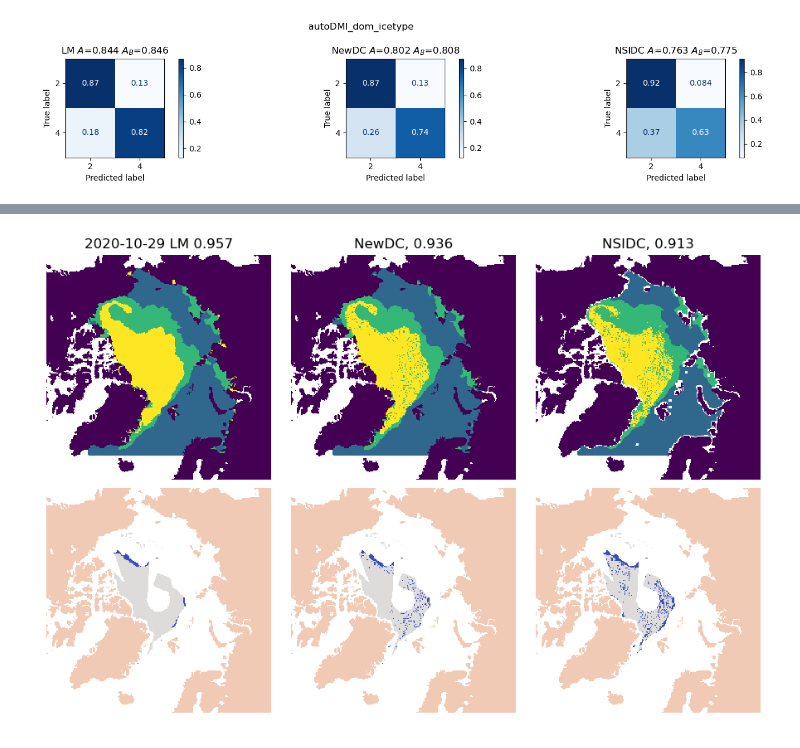
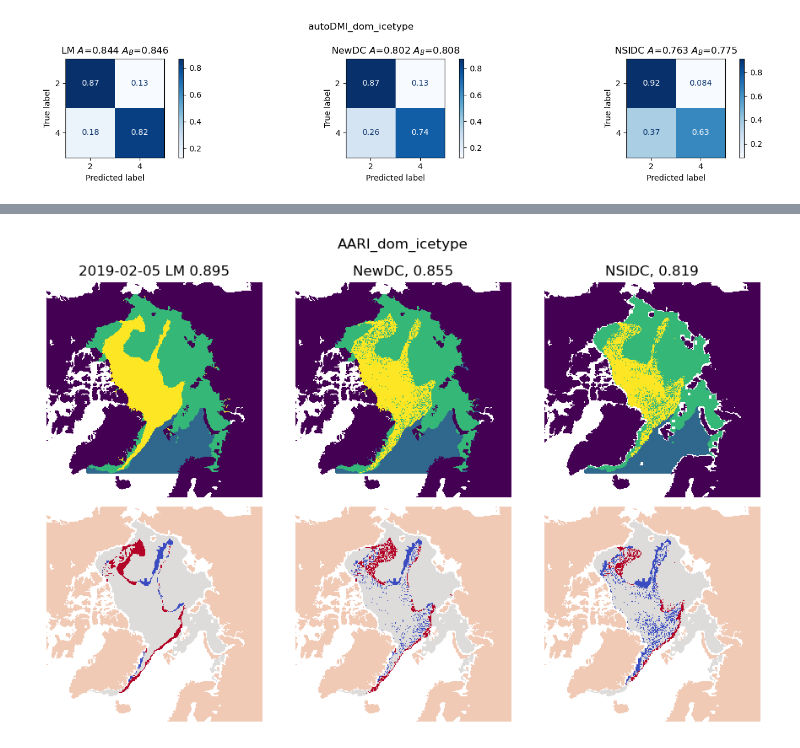
Before and after one commit to esa-sage/sea_ice_age_nsidc, a Jupyter notebook: s_rrdp_comparison.ipynb, the cells around one changed output, grey strips where cells are left out. Saved outputs shown, nothing was run; the diff lists cells and outputs as text; code cells hidden in the pictures.

```diff
--- a/s_rrdp_comparison.ipynb
+++ b/s_rrdp_comparison.ipynb
@@ -125,52 +125,53 @@ for name in comas:
 [figure]
 [figure]
 # %%
-# rrdp_dates, rrdp_files, coll_files
-plot_date_start = datetime(2020, 1, 1)
-plot_dates = [d for d in scores['icetype_matches'].index if d >= plot_date_start][:100:10]
-for plot_date in plot_dates:
-    rf = rrdp_files[rrdp_dates.index(plot_date)]
-    cf = coll_files[rrdp_dates.index(plot_date)]
-    with xr.open_dataset(rf) as ds:
-        icetype_matches = ds['icetype_matches'][0].values
-    with xr.open_dataset(cf) as ds:
-        lm_ice_type = ds['lm_ice_type'][0].values
-        newdc_ice_type = ds['newdc_ice_type'][0].values
-        nsidc_ice_type = ds['nsidc_ice_type'][0].values
+for name in scores:
+    plot_date_start = datetime(2019, 2, 1)
+    plot_dates = [d for d in scores[name].index if d >= plot_date_start][:3]
+    for plot_date in plot_dates:
+        rf = rrdp_files[rrdp_dates.index(plot_date)]
+        cf = coll_files[rrdp_dates.index(plot_date)]
+        with xr.open_dataset(rf) as ds:
+            icetype_matches = ds[name][0].values
+        with xr.open_dataset(cf) as ds:
+            lm_ice_type = ds['lm_ice_type'][0].values
+            newdc_ice_type = ds['newdc_ice_type'][0].values
+            nsidc_ice_type = ds['nsidc_ice_type'][0].values
 
-    # convert to FYI/MYI only
-    icetype_matches[icetype_matches == 1] = 2
-    icetype_matches[icetype_matches == 3] = 4
-    lm_ice_type[lm_ice_type == 3] = 4
-    newdc_ice_type[newdc_ice_type == 3] = 4
-    nsidc_ice_type[nsidc_ice_type == 3] = 4
+        # convert to FYI/MYI only
+        icetype_matches[icetype_matches == 1] = 2
+        icetype_matches[icetype_matches == 3] = 4
+        lm_ice_type[lm_ice_type == 3] = 4
+        newdc_ice_type[newdc_ice_type == 3] = 4
+        nsidc_ice_type[nsidc_ice_type == 3] = 4
 
 
-    fig, axs = plt.subplots(2, 3, figsize=(9,6))
-    im0 = axs[0,0].imshow(lm_ice_type, vmin=-2, vmax=4, cmap='viridis', interpolation='none')
-    axs[0,0].set_title(f'{plot_date.strftime("%Y-%m-%d")} LM {scores['icetype_matches'].loc[plot_date].bac_lm:0.3f}')
-    im1 = axs[0,1].imshow(newdc_ice_type, vmin=-2, vmax=4, cmap='viridis', interpolation='none')
-    axs[0,1].set_title(f'NewDC, {scores["icetype_matches"].loc[plot_date].bac_newdc:0.3f}')
-    im2 = axs[0,2].imshow(nsidc_ice_type, vmin=-2, vmax=4, cmap='viridis', interpolation='none')
-    axs[0,2].set_title(f'NSIDC, {scores["icetype_matches"].loc[plot_date].bac_nsidc:0.3f}')
+        fig, axs = plt.subplots(2, 3, figsize=(9,6))
+        im0 = axs[0,0].imshow(lm_ice_type, vmin=-2, vmax=4, cmap='viridis', interpolation='none')
+        axs[0,0].set_title(f'{plot_date.strftime("%Y-%m-%d")} LM {scores[name].loc[plot_date].bac_lm:0.3f}')
+        im1 = axs[0,1].imshow(newdc_ice_type, vmin=-2, vmax=4, cmap='viridis', interpolation='none')
+        axs[0,1].set_title(f'NewDC, {scores[name].loc[plot_date].bac_newdc:0.3f}')
+        im2 = axs[0,2].imshow(nsidc_ice_type, vmin=-2, vmax=4, cmap='viridis', interpolation='none')
+        axs[0,2].set_title(f'NSIDC, {scores[name].loc[plot_date].bac_nsidc:0.3f}')
 
-    coll_mask = np.isfinite(lm_ice_type) & (lm_ice_type > 0) & (newdc_ice_type > 0) & (nsidc_ice_type > 0)
-    rrdp_mask = np.isfinite(icetype_matches) & (icetype_matches > 0)
-    comm_mask = coll_mask & rrdp_mask
-    landmask = lm_ice_type == -2
-    lm_ice_type[~comm_mask] = np.nan
-    newdc_ice_type[~comm_mask] = np.nan
-    nsidc_ice_type[~comm_mask] = np.nan
-    lm_ice_type[landmask] = -2
-    newdc_ice_type[landmask] = -2
-    nsidc_ice_type[landmask] = -2
-    icetype_matches[landmask] = -2.4
+        coll_mask = np.isfinite(lm_ice_type) & (lm_ice_type > 0) & (newdc_ice_type > 0) & (nsidc_ice_type > 0)
+        rrdp_mask = np.isfinite(icetype_matches) & (icetype_matches > 0)
+        comm_mask = coll_mask & rrdp_mask
+        landmask = lm_ice_type == -2
+        lm_ice_type[~comm_mask] = np.nan
+        newdc_ice_type[~comm_mask] = np.nan
+        nsidc_ice_type[~comm_mask] = np.nan
+        lm_ice_type[landmask] = -2
+        newdc_ice_type[landmask] = -2
+        nsidc_ice_type[landmask] = -2
+        icetype_matches[landmask] = -2.4
 
-    im3 = axs[1,0].imshow(lm_ice_type - icetype_matches, vmin=-2, vmax=2, cmap='coolwarm', interpolation='none')
-    im4 = axs[1,1].imshow(newdc_ice_type - icetype_matches, vmin=-2, vmax=2, cmap='coolwarm', interpolation='none')
-    im5 = axs[1,2].imshow(nsidc_ice_type - icetype_matches, vmin=-2, vmax=2, cmap='coolwarm', interpolation='none')
-    for ax in axs.flat:
-        ax.axis('off')
-    plt.tight_layout()
-    plt.show()
+        im3 = axs[1,0].imshow(lm_ice_type - icetype_matches, vmin=-2, vmax=2, cmap='coolwarm', interpolation='none')
+        im4 = axs[1,1].imshow(newdc_ice_type - icetype_matches, vmin=-2, vmax=2, cmap='coolwarm', interpolation='none')
+        im5 = axs[1,2].imshow(nsidc_ice_type - icetype_matches, vmin=-2, vmax=2, cmap='coolwarm', interpolation='none')
+        for ax in axs.flat:
+            ax.axis('off')
+        fig.suptitle(name)
+        plt.tight_layout()
+        plt.show()
 # %% [output]
@@ -183 +184 @@ for plot_date in plot_dates:
-[figure, old version]
+[figure, new version]
```
Also changed, not shown: parts of 2 cells of this notebook, 2 other files.
